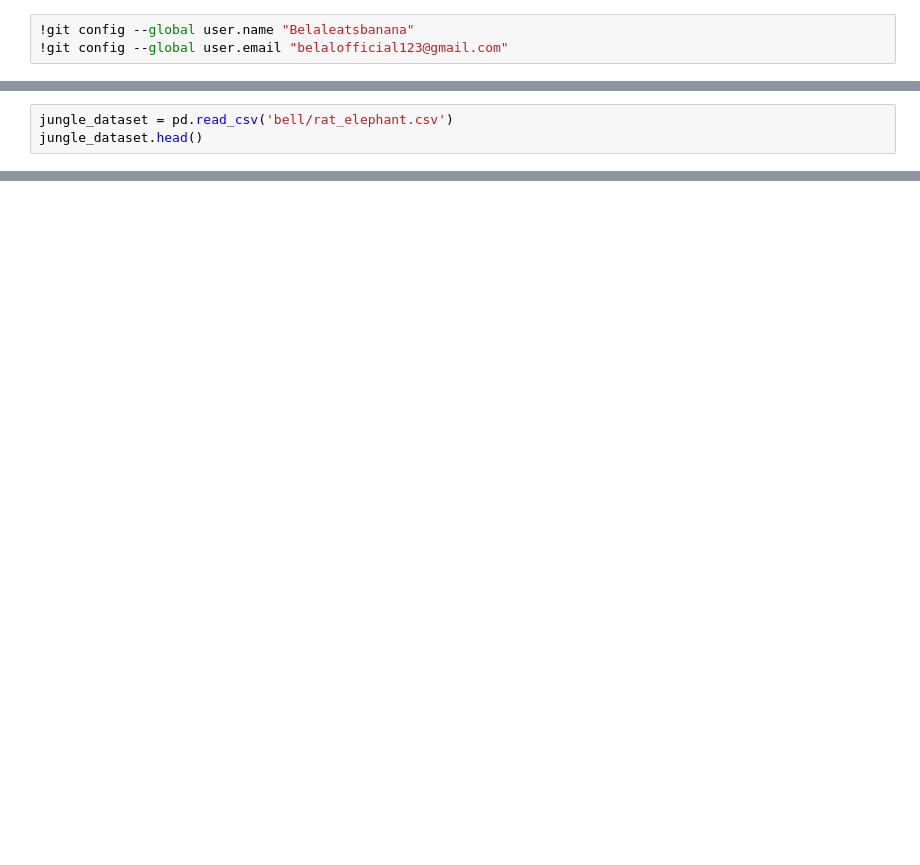
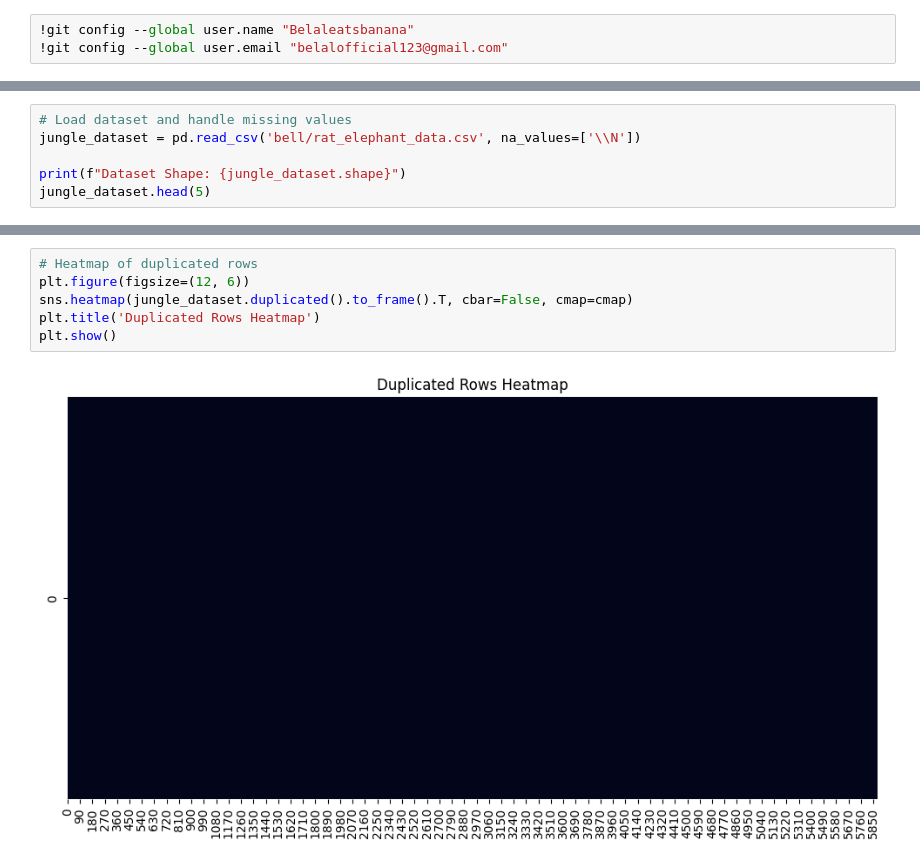
Before and after one commit to Belaleatsbanana/ml2, a Jupyter notebook: bell/rat_elephant.ipynb, the cells around one changed output, grey strips where cells are left out. Saved outputs shown, nothing was run; the diff lists cells and outputs as text; blank space fills up the shorter version.

```diff
--- a/bell/rat_elephant.ipynb
+++ b/bell/rat_elephant.ipynb
@@ -67,3 +195,6 @@ RANDOM_SEED = int("GOGU", 36)
 # %%
-jungle_dataset = pd.read_csv('bell/rat_elephant.csv')
-jungle_dataset.head()
+# Load dataset and handle missing values
+jungle_dataset = pd.read_csv('bell/rat_elephant_data.csv', na_values=['\\N'])
+
+print(f"Dataset Shape: {jungle_dataset.shape}")
+jungle_dataset.head(5)
@@ -73,0 +508,8 @@ jungle_dataset.describe()
+# %%
+# Heatmap of duplicated rows
+plt.figure(figsize=(12, 6))
+sns.heatmap(jungle_dataset.duplicated().to_frame().T, cbar=False, cmap=cmap)
+plt.title('Duplicated Rows Heatmap')
+plt.show()
+# %% [output]
+[figure, added]
```
Also changed, not shown: parts of 31 cells of this notebook, 2 other files.
